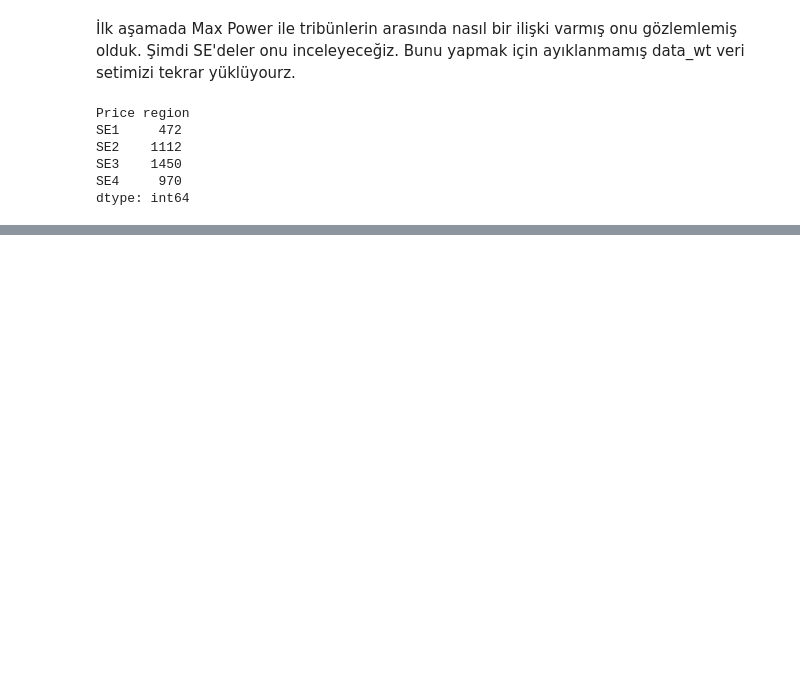
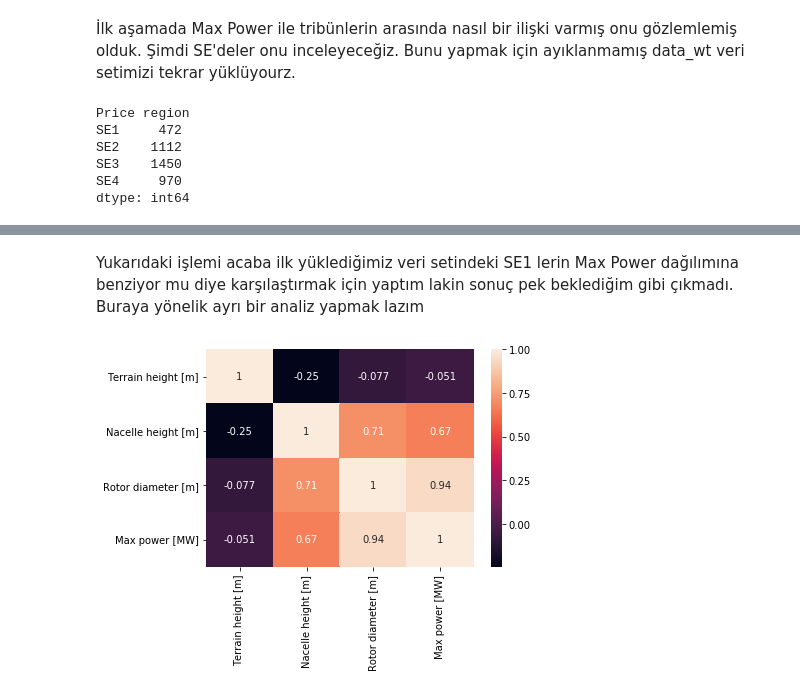
Before and after one commit to AhmetY21/GES, a Jupyter notebook: EEMComp EDA.ipynb, the cells around one changed output, grey strips where cells are left out. Cells and saved outputs as stored; diff of their text form; code cells hidden in the pictures; blank space fills up the shorter version.

```diff
--- a/EEMComp EDA.ipynb
+++ b/EEMComp EDA.ipynb
@@ -296,0 +320,7 @@ pricer=data_wt.groupby(['Price region'])
+# %% [markdown]
+Yukarıdaki işlemi acaba ilk yüklediğimiz veri setindeki SE1 lerin Max Power dağılımına benziyor mu diye karşılaştırmak için yaptım lakin sonuç pek beklediğim gibi çıkmadı. Buraya yönelik ayrı bir analiz yapmak lazım
+# %%
+sns.heatmap(se1[['Wind turbine ID','Terrain height [m]','Nacelle height [m]','Rotor diameter [m]','Max power [MW]']].corr(), annot=True)
+plt.show()
+# %% [output]
+[figure, added]
```
Also changed, not shown: parts of 15 cells of this notebook.
